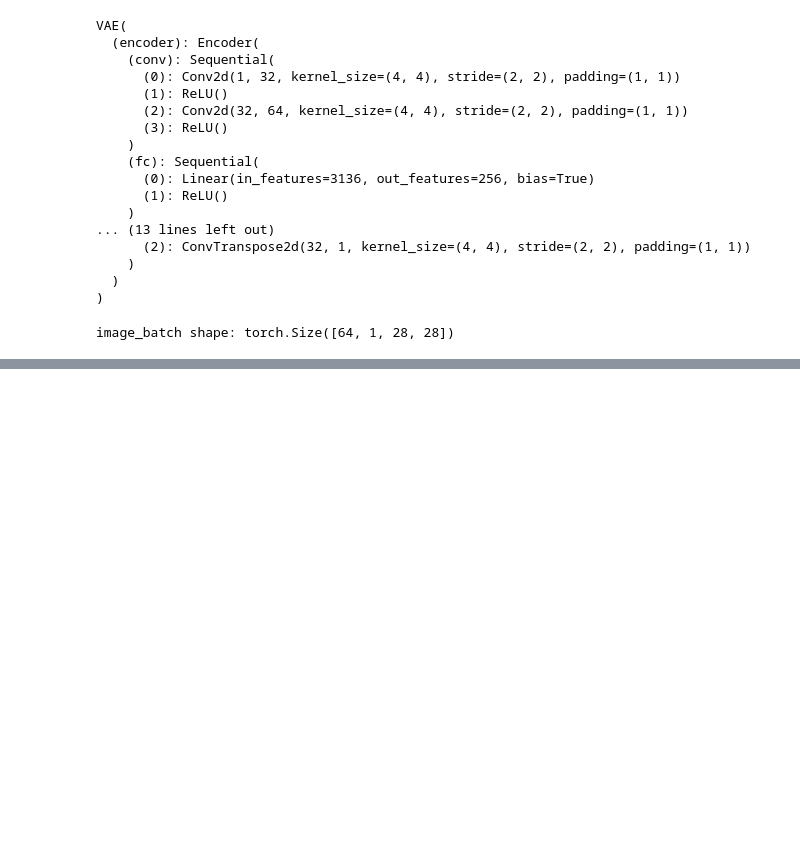
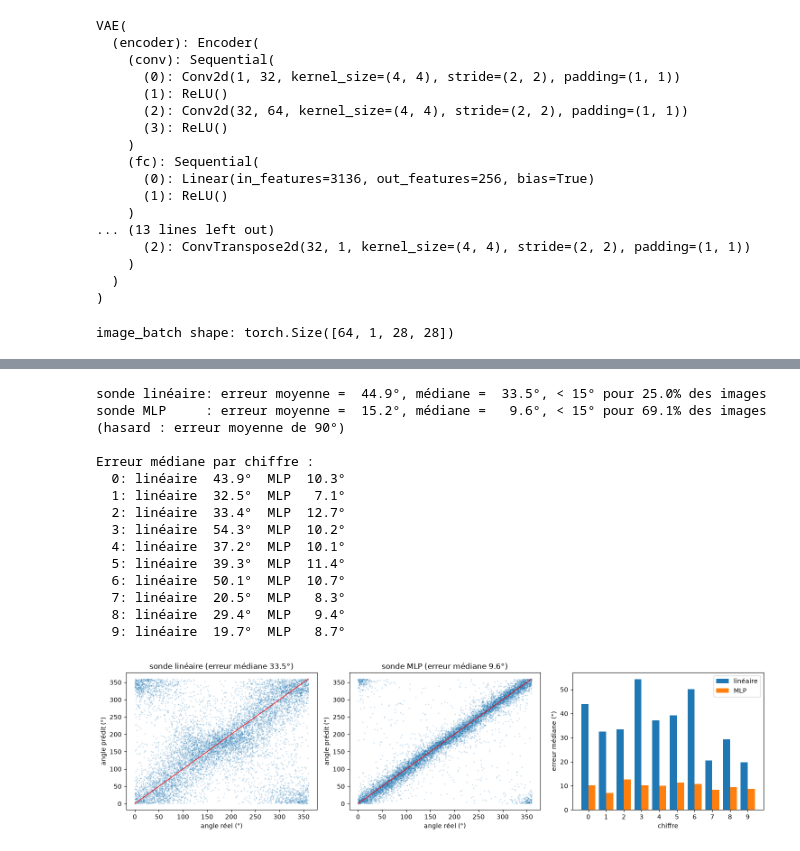
Before and after one commit to lucas-ch/gwnumb, a Jupyter notebook: test_vae_rotation.ipynb, the cells around one changed output, grey strips where cells are left out. Saved outputs shown, nothing was run; the diff lists cells and outputs as text; code cells hidden in the pictures; blank space fills up the shorter version.

```diff
--- a/test_vae_rotation.ipynb
+++ b/test_vae_rotation.ipynb
@@ -224,7 +224,7 @@ def encode_with_angles(dataset, n_images: int, seed: int) -> tuple[np.ndarray, n
         for images, labels in loader:
             images = images.to(DEVICE)
             angle_deg = torch.rand(images.shape[0], device=DEVICE, generator=generator) * 360.0
-            mu, _ = vae.encoder(rotate_image_batch(images, angle_deg))
+            mu, _ = vae.encoder(rotate_images(images, angle_deg))
             all_mu.append(mu.cpu())
             all_angles.append(angle_deg.cpu())
             all_labels.append(labels)
@@ -254,30 +254,47 @@ for name, probe in probes.items():
     errors[name] = angle_error_deg(probe.predict(mu_test), angle_test)
     print(f"sonde {name:<8}: erreur moyenne = {errors[name].mean():5.1f}°, médiane = {np.median(errors[name]):5.1f}°, "
           f"< 15° pour {100 * (errors[name] < 15).mean():4.1f}% des images")
 print("(hasard : erreur moyenne de 90°)")
 
 # Erreur par chiffre : 0, 1 et 8 sont presque symétriques par rotation de 180°,
 # leur angle peut être ambigu même pour un encodeur parfait.
 print("\nErreur médiane par chiffre :")
 for digit in range(10):
     mask = label_test == digit
     print(f"  {digit}: " + "  ".join(f"{name} {np.median(err[mask]):5.1f}°" for name, err in errors.items()))
 
 fig, axes = plt.subplots(1, 3, figsize=(15, 4))
 for ax, (name, err) in zip(axes[:2], errors.items()):
     pred_cos_sin = probes[name].predict(mu_test)
     pred_angle = np.degrees(np.arctan2(pred_cos_sin[:, 1], pred_cos_sin[:, 0])) % 360.0
     ax.scatter(angle_test, pred_angle, s=1, alpha=0.2)
     ax.plot([0, 360], [0, 360], color="red", linewidth=1)
     ax.set_xlabel("angle réel (°)")
     ax.set_ylabel("angle prédit (°)")
     ax.set_title(f"sonde {name} (erreur médiane {np.median(err):.1f}°)")
 width = 0.4
 for i, (name, err) in enumerate(errors.items()):
     axes[2].bar(np.arange(10) + (i - 0.5) * width, [np.median(err[label_test == d]) for d in range(10)], width, label=name)
 axes[2].set_xticks(range(10))
 axes[2].set_xlabel("chiffre")
 axes[2].set_ylabel("erreur médiane (°)")
 axes[2].legend()
 plt.tight_layout()
 plt.show()
+# %% [output]
+sonde linéaire: erreur moyenne =  44.9°, médiane =  33.5°, < 15° pour 25.0% des images
+sonde MLP     : erreur moyenne =  15.2°, médiane =   9.6°, < 15° pour 69.1% des images
+(hasard : erreur moyenne de 90°)
+
+Erreur médiane par chiffre :
+  0: linéaire  43.9°  MLP  10.3°
+  1: linéaire  32.5°  MLP   7.1°
+  2: linéaire  33.4°  MLP  12.7°
+  3: linéaire  54.3°  MLP  10.2°
+  4: linéaire  37.2°  MLP  10.1°
+  5: linéaire  39.3°  MLP  11.4°
+  6: linéaire  50.1°  MLP  10.7°
+  7: linéaire  20.5°  MLP   8.3°
+  8: linéaire  29.4°  MLP   9.4°
+  9: linéaire  19.7°  MLP   8.7°
+[figure, added]
```
Also changed, not shown: parts of 4 cells of this notebook, 13 other files.
